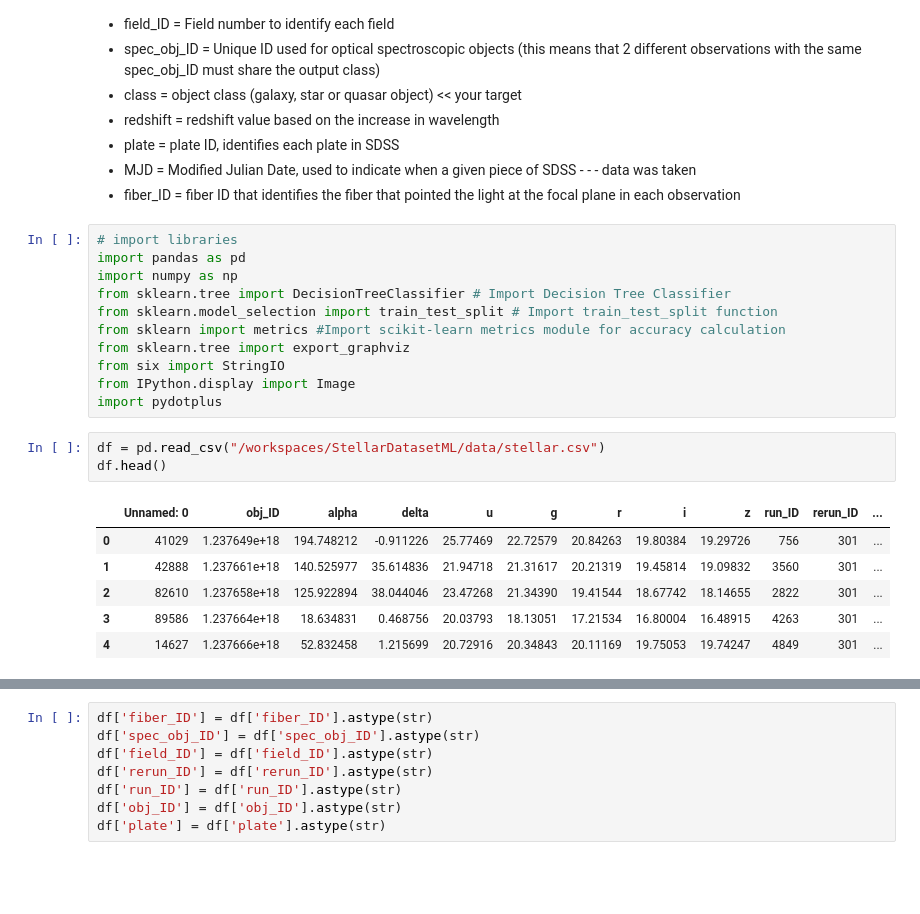
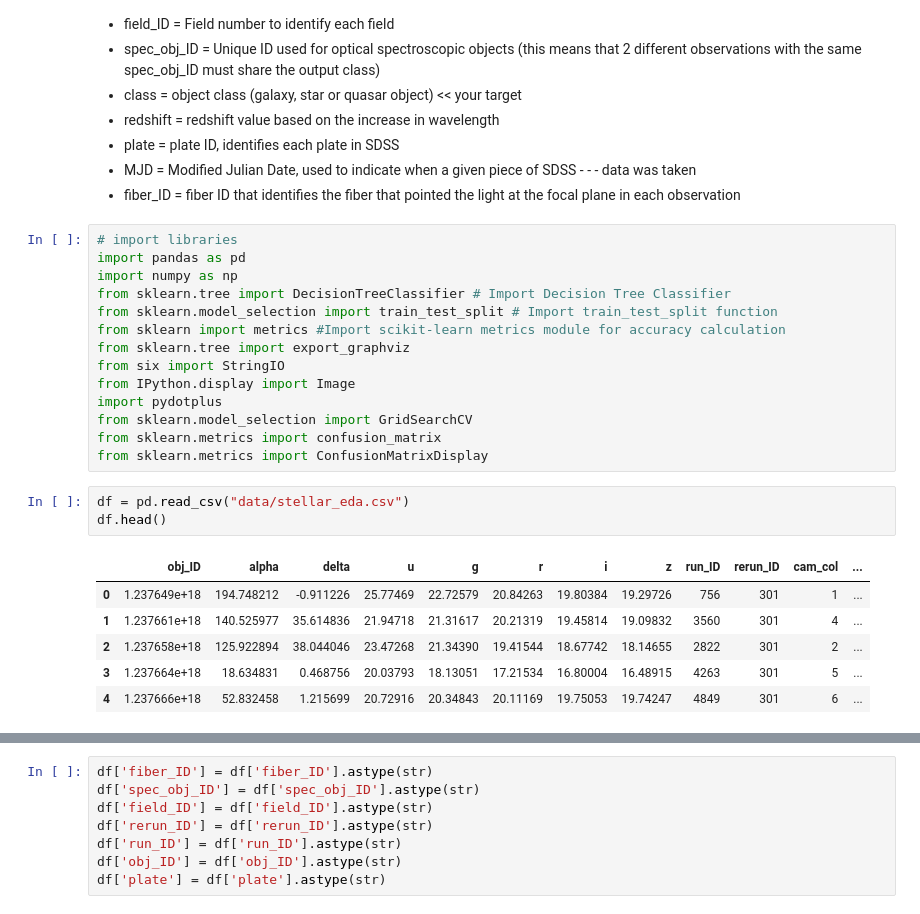
Before and after one commit to MuneraAlRajhi/StellarDatasetML, a Jupyter notebook: Stellar_ML_Decision_Tree.ipynb, the cells around one changed output, grey strips where cells are left out. Drawn from its saved outputs; the diff is of its cells as text; blank space fills up the shorter version.

```diff
--- a/Stellar_ML_Decision_Tree.ipynb
+++ b/Stellar_ML_Decision_Tree.ipynb
@@ -38,13 +38,16 @@ from sklearn.tree import export_graphviz
 from six import StringIO
 from IPython.display import Image
 import pydotplus
+from sklearn.model_selection import GridSearchCV
+from sklearn.metrics import confusion_matrix
+from sklearn.metrics import ConfusionMatrixDisplay
 # %%
-df = pd.read_csv("/workspaces/StellarDatasetML/data/stellar.csv")
+df = pd.read_csv("data/stellar_eda.csv")
 df.head()
 # %% [output]
-|  | Unnamed: 0 | obj_ID | alpha | delta | u | g | r | i | z | run_ID | rerun_ID | ... |
-| 0 | 41029 | 1.237649e+18 | 194.748212 | -0.911226 | 25.77469 | 22.72579 | 20.84263 | 19.80384 | 19.29726 | 756 | 301 | ... |
-| 1 | 42888 | 1.237661e+18 | 140.525977 | 35.614836 | 21.94718 | 21.31617 | 20.21319 | 19.45814 | 19.09832 | 3560 | 301 | ... |
-| 2 | 82610 | 1.237658e+18 | 125.922894 | 38.044046 | 23.47268 | 21.34390 | 19.41544 | 18.67742 | 18.14655 | 2822 | 301 | ... |
-| 3 | 89586 | 1.237664e+18 | 18.634831 | 0.468756 | 20.03793 | 18.13051 | 17.21534 | 16.80004 | 16.48915 | 4263 | 301 | ... |
-| 4 | 14627 | 1.237666e+18 | 52.832458 | 1.215699 | 20.72916 | 20.34843 | 20.11169 | 19.75053 | 19.74247 | 4849 | 301 | ... |
+|  | obj_ID | alpha | delta | u | g | r | i | z | run_ID | rerun_ID | cam_col | ... |
+| 0 | 1.237649e+18 | 194.748212 | -0.911226 | 25.77469 | 22.72579 | 20.84263 | 19.80384 | 19.29726 | 756 | 301 | 1 | ... |
+| 1 | 1.237661e+18 | 140.525977 | 35.614836 | 21.94718 | 21.31617 | 20.21319 | 19.45814 | 19.09832 | 3560 | 301 | 4 | ... |
+| 2 | 1.237658e+18 | 125.922894 | 38.044046 | 23.47268 | 21.34390 | 19.41544 | 18.67742 | 18.14655 | 2822 | 301 | 2 | ... |
+| 3 | 1.237664e+18 | 18.634831 | 0.468756 | 20.03793 | 18.13051 | 17.21534 | 16.80004 | 16.48915 | 4263 | 301 | 5 | ... |
+| 4 | 1.237666e+18 | 52.832458 | 1.215699 | 20.72916 | 20.34843 | 20.11169 | 19.75053 | 19.74247 | 4849 | 301 | 6 | ... |
```
Also changed, not shown: parts of 20 cells of this notebook, 2 other files.
